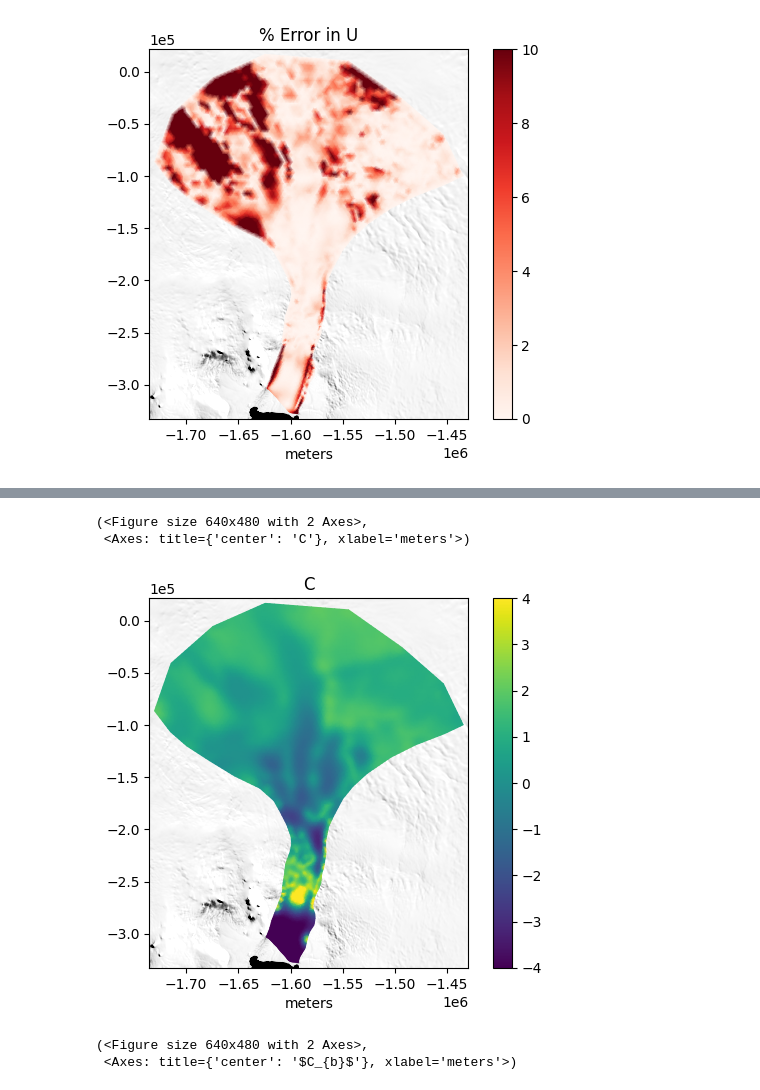
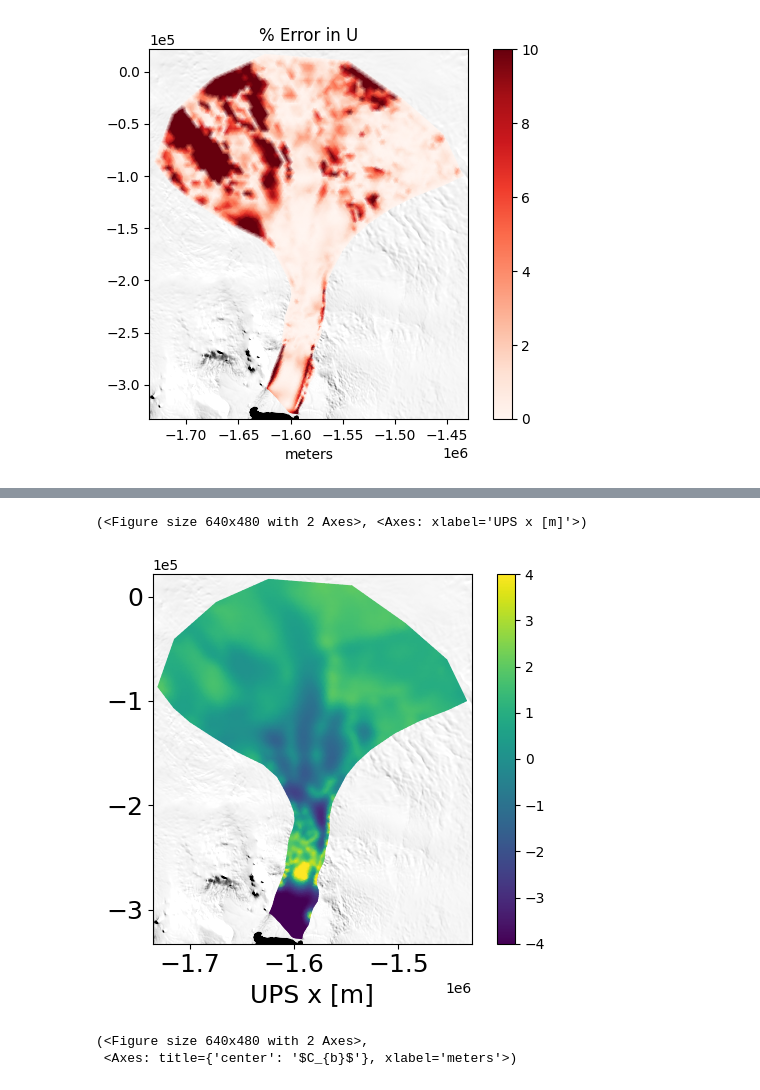
Before and after one commit to racheetmatai/icepack-inverse, a Jupyter notebook: inverse_pig_C01_C_only.ipynb, the cells around one changed output, grey strips where cells are left out. Drawn from its saved outputs; the diff is of its cells as text; code cells hidden in the pictures.

```diff
--- a/inverse_pig_C01_C_only.ipynb
+++ b/inverse_pig_C01_C_only.ipynb
@@ -109,9 +175,8 @@ invert_pig.plot_streamline_u(u_optimized)
 # %%
-invert_pig.plot_C(vmin = -4, vmax = 4)
+invert_pig.plot_C(vmin = -4, vmax = 4, title = False)
 # %% [output]
-(<Figure size 640x480 with 2 Axes>,
- <Axes: title={'center': 'C'}, xlabel='meters'>)
+(<Figure size 640x480 with 2 Axes>, <Axes: xlabel='UPS x [m]'>)
-[figure, old version]
+[figure, new version]
 # %%
 invert_pig.plot_C_total(vmax = 0.1)
 # %% [output]
```
Also changed, not shown: parts of 6 cells of this notebook, 4 other files.
